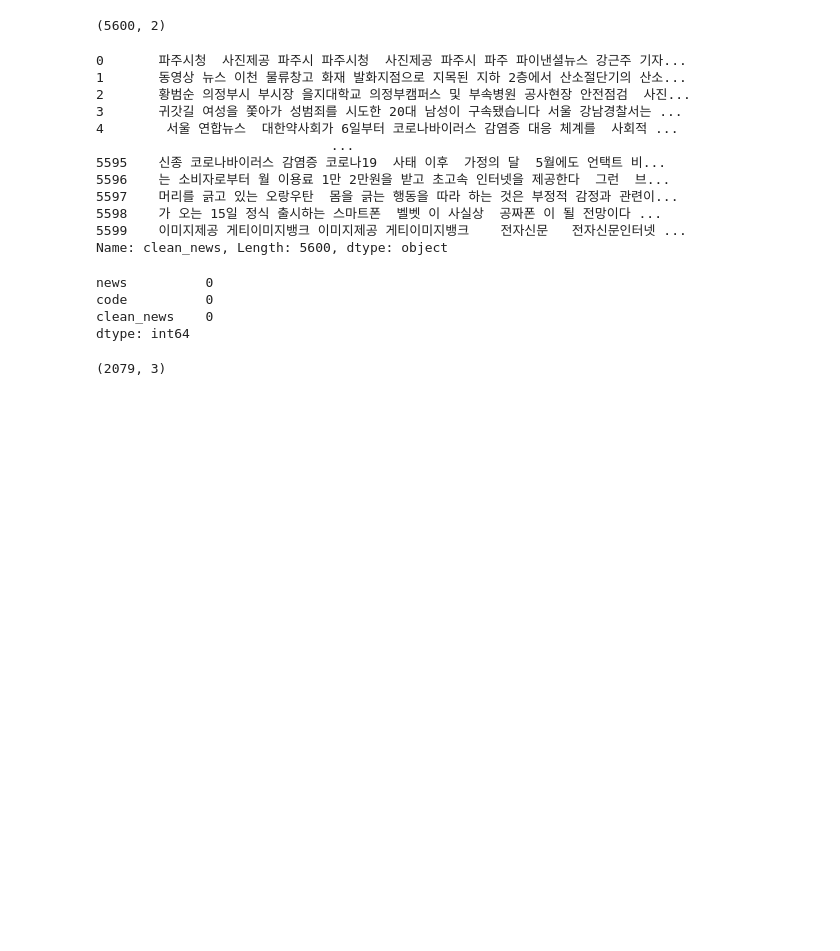
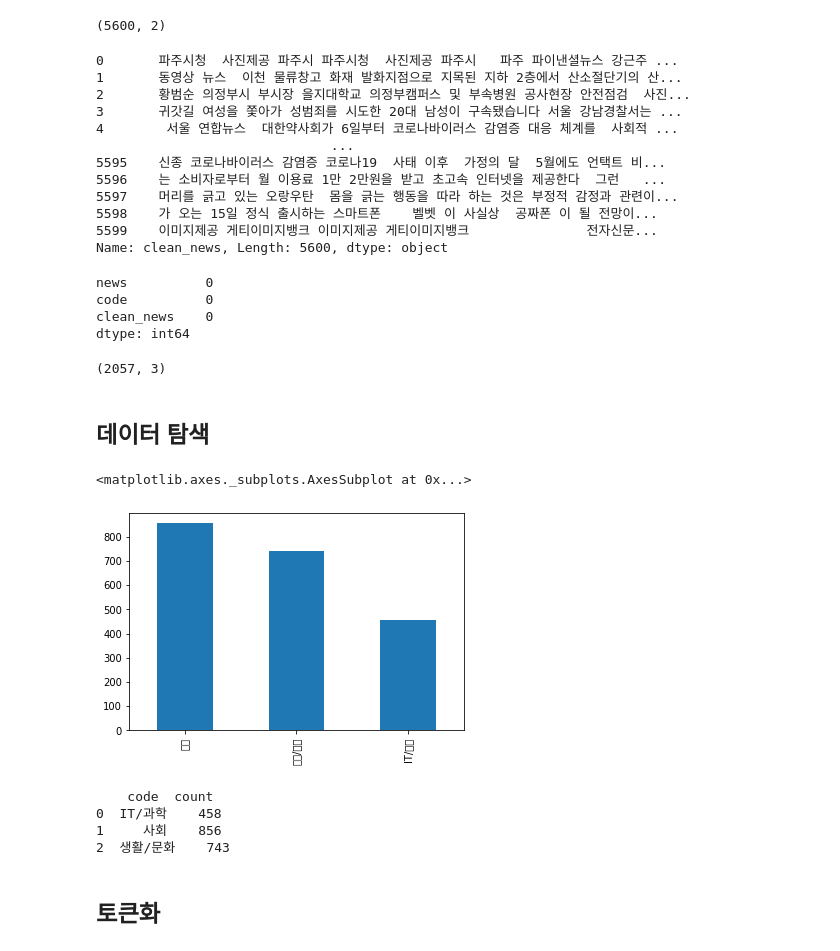
Before and after one commit to MarigoldJ/ygl2, a Jupyter notebook: class/20210615_nlp_day4.ipynb, the cells around one changed output. Drawn from its saved outputs; the diff is of its cells as text; code cells hidden in the pictures; blank space fills up the shorter version.

```diff
--- a/class/20210615_nlp_day4.ipynb
+++ b/class/20210615_nlp_day4.ipynb
@@ -600,30 +600,30 @@ df.shape
 (5600, 2)
 # %%
 # 정규 표현식을 이용해서 한글 외의 문자는 전부 제거하세요.
-# df['clean_news'] = df['news'].apply(lambda x: x.replace('[^ㄱ-ㅎㅏ-ㅣ가-힣0-9]', ' '))
+df['clean_news'] = df['news'].str.replace('[^ㄱ-ㅎㅏ-ㅣ가-힣0-9 ]',' ')
+df['clean_news']
+
+# import re
+# def only_korean(text):
+#     korean = re.compile('[^ ㄱ-ㅣ 가-힣 0-9]+')
+#     result = korean.sub(' ', text)
+
+#     return result
+
+# df['clean_news'] = df['news'].apply(only_korean)
 # df['clean_news']
-
-import re
-def only_korean(text):
-    korean = re.compile('[^ ㄱ-ㅣ 가-힣 0-9]+')
-    result = korean.sub(' ', text)
-
-    return result
-
-df['clean_news'] = df['news'].apply(only_korean)
-df['clean_news']
 # %% [output]
-0       파주시청  사진제공 파주시 파주시청  사진제공 파주시 파주 파이낸셜뉴스 강근주 기자...
-1       동영상 뉴스 이천 물류창고 화재 발화지점으로 지목된 지하 2층에서 산소절단기의 산소...
+0       파주시청  사진제공 파주시 파주시청  사진제공 파주시   파주 파이낸셜뉴스 강근주 ...
+1       동영상 뉴스  이천 물류창고 화재 발화지점으로 지목된 지하 2층에서 산소절단기의 산...
 2       황범순 의정부시 부시장 을지대학교 의정부캠퍼스 및 부속병원 공사현장 안전점검  사진...
 3       귀갓길 여성을 쫓아가 성범죄를 시도한 20대 남성이 구속됐습니다 서울 강남경찰서는 ...
 4        서울 연합뉴스  대한약사회가 6일부터 코로나바이러스 감염증 대응 체계를  사회적 ...
                               ...
 5595    신종 코로나바이러스 감염증 코로나19  사태 이후  가정의 달  5월에도 언택트 비...
-5596    는 소비자로부터 월 이용료 1만 2만원을 받고 초고속 인터넷을 제공한다  그런  브...
+5596    는 소비자로부터 월 이용료 1만 2만원을 받고 초고속 인터넷을 제공한다  그런   ...
 5597    머리를 긁고 있는 오랑우탄  몸을 긁는 행동을 따라 하는 것은 부정적 감정과 관련이...
-5598    가 오는 15일 정식 출시하는 스마트폰  벨벳 이 사실상  공짜폰 이 될 전망이다 ...
-5599    이미지제공 게티이미지뱅크 이미지제공 게티이미지뱅크    전자신문   전자신문인터넷 ...
+5598    가 오는 15일 정식 출시하는 스마트폰    벨벳 이 사실상  공짜폰 이 될 전망이...
+5599    이미지제공 게티이미지뱅크 이미지제공 게티이미지뱅크               전자신문...
 Name: clean_news, Length: 5600, dtype: object
 # %%
 # 데이터에 Null값이 있는지 없는지 확인해보세요.
@@ -635,7 +635,23 @@ clean_news    0
 dtype: int64
 # %%
 # 중복된 샘플들을 제거하세요.
-df.drop_duplicates(inplace=True)
+df.drop_duplicates(subset=['clean_news'], inplace=True)
 df.shape
 # %% [output]
-(2079, 3)
+(2057, 3)
+# %% [markdown]
+## 데이터 탐색
+# %%
+df['code'].value_counts().plot(kind='bar')
+# %% [output]
+<matplotlib.axes._subplots.AxesSubplot at 0x...>
+[figure, added]
+# %%
+print(df.groupby('code').size().reset_index(name='count'))
+# %% [output]
+    code  count
+0  IT/과학    458
+1     사회    856
+2  생활/문화    743
+# %% [markdown]
+## 토큰화
```
